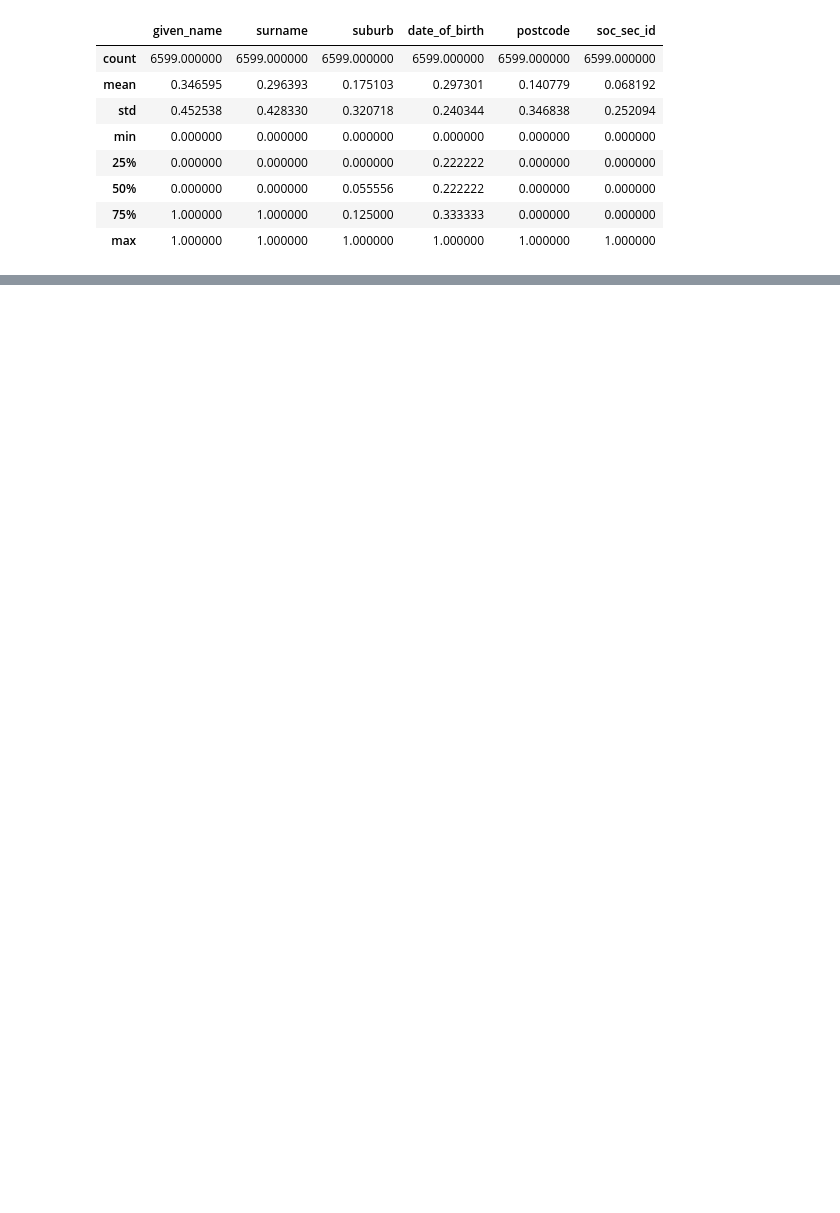
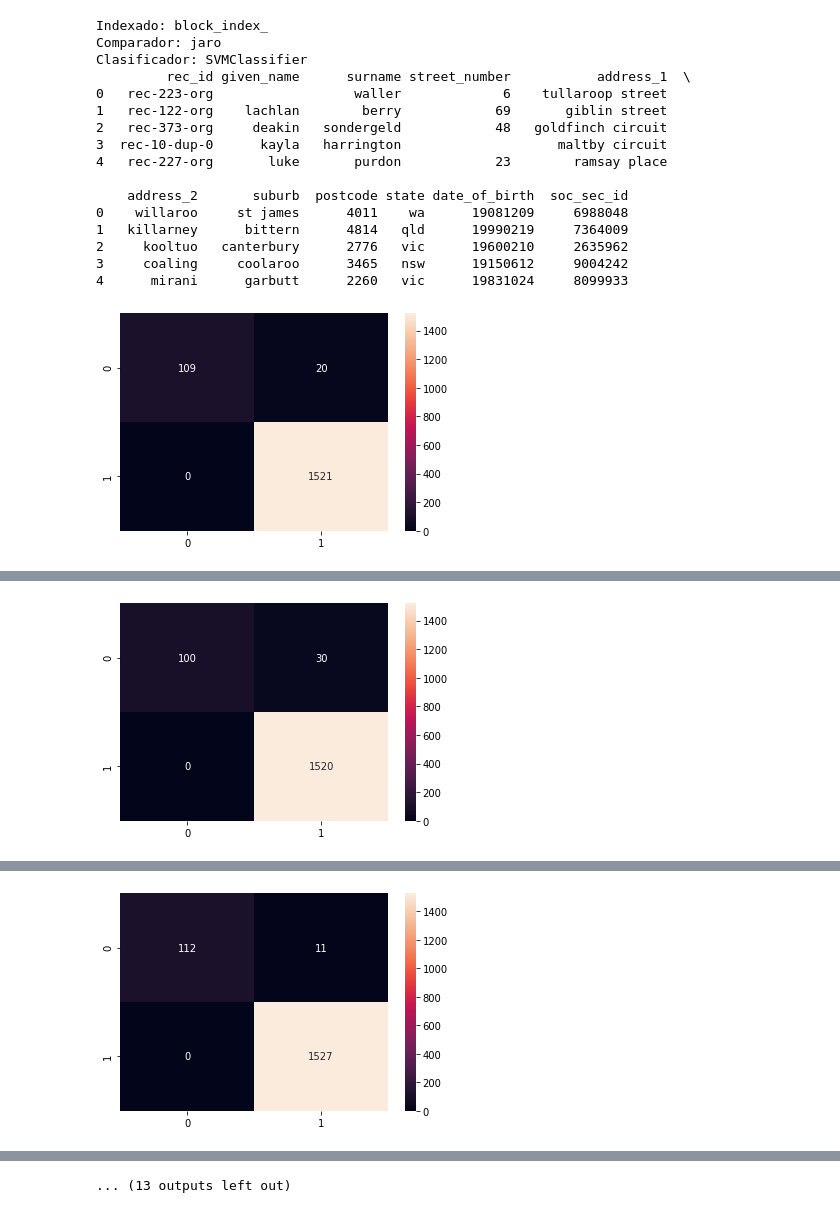
Before and after one commit to nestorivanmo/iimas-data-science, a Jupyter notebook: spring-21/calprep/practicas/3/code.ipynb, the cells around one changed output, grey strips where cells are left out. Drawn from its saved outputs; the diff is of its cells as text; code cells hidden in the pictures; blank space fills up the shorter version.

```diff
--- a/spring-21/calprep/practicas/3/code.ipynb
+++ b/spring-21/calprep/practicas/3/code.ipynb
@@ -44,0 +43,3 @@ None
+# %%
+true_values = asignar_indices(febrl1.index.unique(), febrl1_true_links)
+true_values
@@ -136,12 +97,40 @@ features_3.head()
-# %%
-features_3.describe()
-# %% [output]
-|  | given_name | surname | suburb | date_of_birth | postcode | soc_sec_id |
-| count | 6599.000000 | 6599.000000 | 6599.000000 | 6599.000000 | 6599.000000 | 6599.000000 |
-| mean | 0.346595 | 0.296393 | 0.175103 | 0.297301 | 0.140779 | 0.068192 |
-| std | 0.452538 | 0.428330 | 0.320718 | 0.240344 | 0.346838 | 0.252094 |
-| min | 0.000000 | 0.000000 | 0.000000 | 0.000000 | 0.000000 | 0.000000 |
-| 25% | 0.000000 | 0.000000 | 0.000000 | 0.222222 | 0.000000 | 0.000000 |
-| 50% | 0.000000 | 0.000000 | 0.055556 | 0.222222 | 0.000000 | 0.000000 |
-| 75% | 1.000000 | 1.000000 | 0.125000 | 0.333333 | 0.000000 | 0.000000 |
-| max | 1.000000 | 1.000000 | 1.000000 | 1.000000 | 1.000000 | 1.000000 |
+# %%
+def modelos(dataset, verdaderos_links):
+    ses = 0
+    m = None
+    f_idx = None
+    f_cmp = None
+    for indexado in indexados:
+        for comparador in comparadores:
+            for clasificador in clasificadores:
+                print("Indexado: %s\nComparador: %s\nClasificador: %s" % (indexado.__name__, comparador, clasificador.__name__))
+                idx = indexado(dataset)
+                caracteristicas = compare_(dataset, compare_indices=idx, method=comparador)
+                train, test = train_test_split(caracteristicas, test_size=0.25)
+
+                matches_train = train.index & verdaderos_links
+                matches_test = test.index & verdaderos_links
+
+                clas = clasificador()
+
+                clas.fit(caracteristicas, matches_train)
+
+                predicciones = clas.predict(test)
+                confusion_matrix = rl.confusion_matrix(matches_test, predicciones, len(test))
+                sns.heatmap(confusion_matrix, annot=True, fmt="d")
+                plt.show()
+
+                precision = rl.precision(confusion_matrix)
+                sensibilidad = rl.recall(confusion_matrix)
+                f_score = rl.fscore(confusion_matrix)
+
+                if ses < f_score:
+                    ses = f_score
+                    m = clas
+                    f_idx = indexado
+                    f_cmp = comparador
+
+                print("Precision:", precision)
+                print("Sensibilidad:", sensibilidad)
+                print("F-Score:", f_score, "\n")
+    return m, f_idx, f_cmp
@@ -147,0 +141,20 @@ features_3.describe()
+# %%
+ modelo, f_idx, f_cmp = modelos(dataset1, true_values)
+# %% [output]
+Indexado: block_index_
+Comparador: jaro
+Clasificador: SVMClassifier
+         rec_id given_name      surname street_number           address_1  \
+0   rec-223-org                  waller             6    tullaroop street
+1   rec-122-org    lachlan        berry            69       giblin street
+2   rec-373-org     deakin   sondergeld            48   goldfinch circuit
+3  rec-10-dup-0      kayla   harrington                    maltby circuit
+4   rec-227-org       luke       purdon            23        ramsay place
+
+    address_2       suburb  postcode state date_of_birth  soc_sec_id
+0    willaroo     st james      4011    wa      19081209     6988048
+1   killarney      bittern      4814   qld      19990219     7364009
+2     kooltuo   canterbury      2776   vic      19600210     2635962
+3     coaling     coolaroo      3465   nsw      19150612     9004242
+4      mirani      garbutt      2260   vic      19831024     8099933
+[figure, added]
@@ -147,0 +181 @@ features_3.describe()
+[figure, added]
@@ -147,0 +202 @@ features_3.describe()
+[figure, added]
@@ -147,0 +266 @@ features_3.describe()
+... (13 outputs left out)
```
Also changed, not shown: parts of 28 cells of this notebook.
